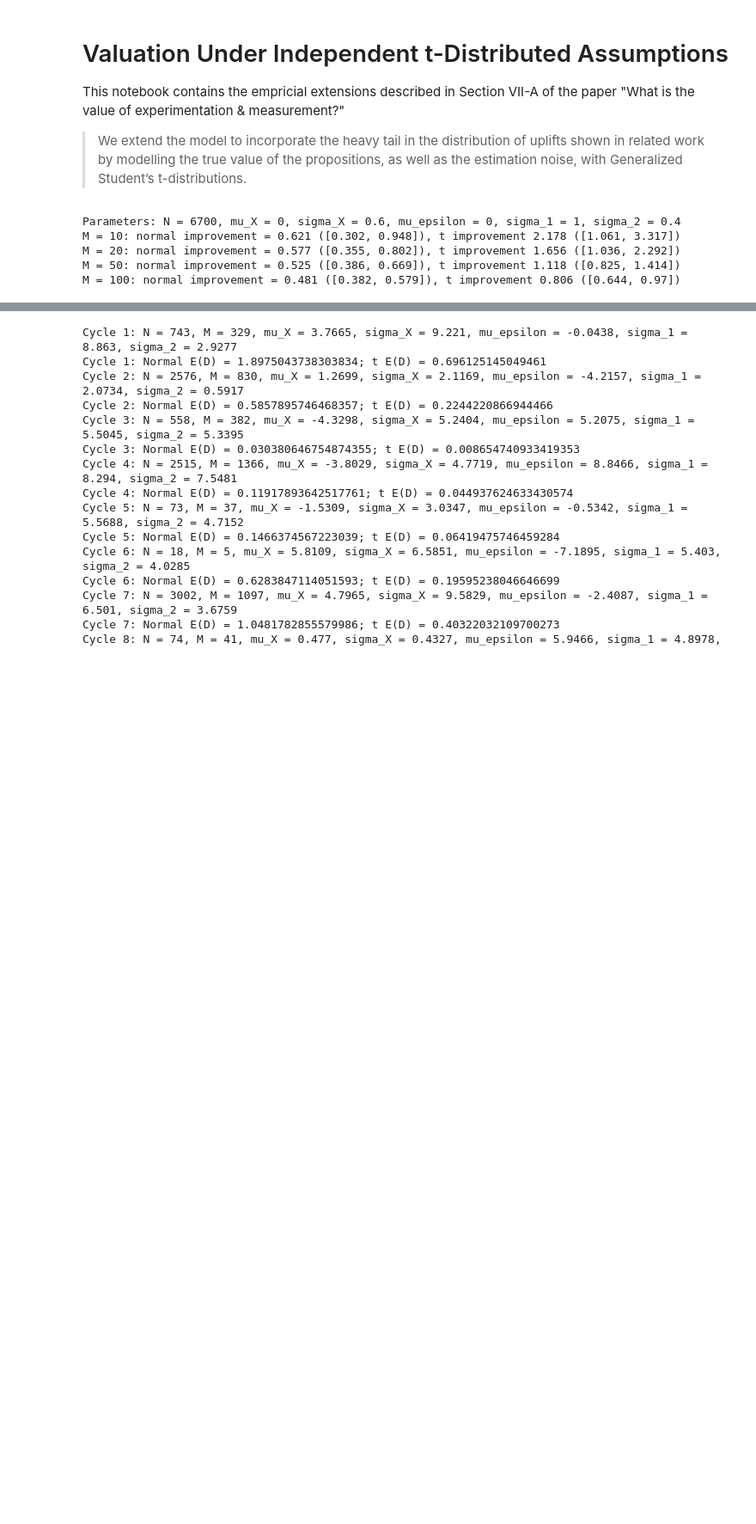
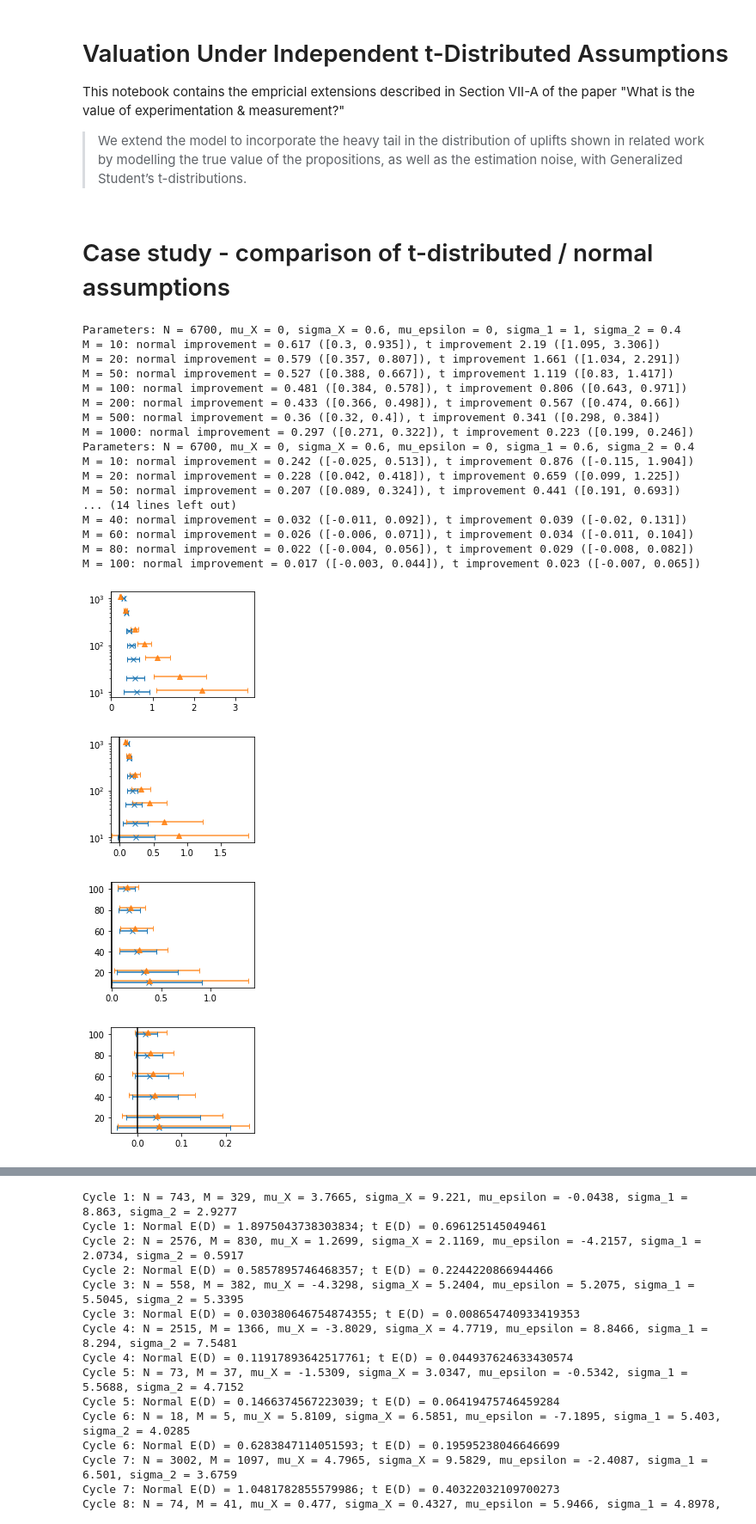
Before and after one commit to liuchbryan/ranking_under_lower_uncertainty, a Jupyter notebook: VIIA_normal_t_comparison.ipynb, the cells around one changed output, grey strips where cells are left out. Shown at 86% size. Cells and saved outputs as stored; diff of their text form; code cells hidden in the pictures; blank space fills up the shorter version.

```diff
--- a/VIIA_normal_t_comparison.ipynb
+++ b/VIIA_normal_t_comparison.ipynb
@@ -11,6 +11,8 @@ from rulu.utils import get_test_params
 import numpy as np
 from matplotlib import pyplot as plt
 import pandas as pd
+# %% [markdown]
+# Case study - comparison of t-distributed / normal assumptions
 # %%
 def get_normal_t_improvement_against_M(
     N, mu_X, sigma_X, mu_epsilon, sigma_1, sigma_2, M_list, verbose=False):
@@ -98,15 +100,15 @@ def generate_normal_t_improvement_against_M_plot(M_list, result):
     ax.errorbar(result['normal_E_Ds'], M_list,
                 xerr=[np.array(result['normal_E_Ds']) - np.array(result['normal_CI_lows']),
                       np.array(result['normal_CI_highs']) - np.array(result['normal_E_Ds'])],
-                fmt='o', capsize=3)
+                fmt='x', capsize=3)
 
     # Slightly displace the mean and error bar under t-distributed assumptions
     # so that it will be visible
     ax.errorbar(result['t_E_Ds'],
-                (np.array(M_list) * 1.075 if params['N'] > 500 else np.array(M_list) + 1.5),
+                (np.array(M_list) * 1.1 if params['N'] > 500 else np.array(M_list) + 2),
                 xerr=[np.array(result['t_E_Ds']) - np.array(result['t_CI_lows']),
                       np.array(result['t_CI_highs']) - np.array(result['t_E_Ds'])],
-                fmt='^', capsize=3)
+                fmt='^', capsize=3, alpha=0.85)
 
     ax.axvline(0, c='black')
 
@@ -124,38 +126,51 @@ def generate_normal_t_improvement_against_M_plot(M_list, result):
 # %%
 params_list = [
     {'N': 6700, 'mu_X': 0, 'mu_eps': 0, 'sigma_X': 0.6, 'sigma_1': 1, 'sigma_2': 0.4,
-     'M': [10, 20, 50, 100, 200, 500, 1000]},
+     'M': [10, 20, 50, 100, 200, 500, 1000], 'name':'ecomm'},
     {'N': 6700, 'mu_X': 0, 'mu_eps': 0, 'sigma_X': 0.6, 'sigma_1': 0.6, 'sigma_2': 0.4,
-     'M': [10, 20, 50, 100, 200, 500, 1000]},
+     'M': [10, 20, 50, 100, 200, 500, 1000], 'name':'ecomm'},
     {'N': 184, 'mu_X': 19.9, 'mu_eps': 0, 'sigma_X': 10, 'sigma_1': 2, 'sigma_2': 0.4,
-     'M': [5, 20, 40, 60, 80, 100]},
+     'M': [10, 20, 40, 60, 80, 100], 'name':'marketing'},
     {'N': 184, 'mu_X': 19.9, 'mu_eps': 0, 'sigma_X': 10, 'sigma_1': 0.8, 'sigma_2': 0.4,
-     'M': [5, 20, 40, 60, 80, 100]},
+     'M': [10, 20, 40, 60, 80, 100], 'name':'marketing'},
 ]
 # %%
 for params in params_list:
 
     result = (
         get_normal_t_improvement_against_M(
             N=params['N'], mu_X=params['mu_X'], sigma_X=params['sigma_X'],
             mu_epsilon=params['mu_eps'], sigma_1=params['sigma_1'],
             sigma_2=params['sigma_2'], M_list=params['M'], verbose=True)
     )
 
     fig, ax = generate_normal_t_improvement_against_M_plot(params['M'], result)
 
-
-
-    fig.set_size_inches(2, 2.5)
-#     fig.savefig("./output/fig/partial_noise_{}_{}_{}_{}_{}.pdf"
-#                 .format(parameter['N'], parameter['M'],
-#                         str(parameter['sigma_X']).replace('.', '-'),
-#                         str(parameter['sigma_1']).replace('.', '-'),
-#                         str(parameter['sigma_2']).replace('.', '-')),
-#                 transparent=True, bbox_inches='tight')
+    fig.set_size_inches(3, 2.25)
+    fig.savefig("./output/fig/t_case_study_{}_{}_{}.pdf"
+                .format(params['name'],
+                        str(params['sigma_1']).replace('.', '-'),
+                        str(params['sigma_2']).replace('.', '-')),
+                transparent=True, bbox_inches='tight')
 # %% [output]
 Parameters: N = 6700, mu_X = 0, sigma_X = 0.6, mu_epsilon = 0, sigma_1 = 1, sigma_2 = 0.4
-M = 10: normal improvement = 0.621 ([0.302, 0.948]), t improvement 2.178 ([1.061, 3.317])
-M = 20: normal improvement = 0.577 ([0.355, 0.802]), t improvement 1.656 ([1.036, 2.292])
-M = 50: normal improvement = 0.525 ([0.386, 0.669]), t improvement 1.118 ([0.825, 1.414])
-M = 100: normal improvement = 0.481 ([0.382, 0.579]), t improvement 0.806 ([0.644, 0.97])
+M = 10: normal improvement = 0.617 ([0.3, 0.935]), t improvement 2.19 ([1.095, 3.306])
+M = 20: normal improvement = 0.579 ([0.357, 0.807]), t improvement 1.661 ([1.034, 2.291])
+M = 50: normal improvement = 0.527 ([0.388, 0.667]), t improvement 1.119 ([0.83, 1.417])
+M = 100: normal improvement = 0.481 ([0.384, 0.578]), t improvement 0.806 ([0.643, 0.971])
+M = 200: normal improvement = 0.433 ([0.366, 0.498]), t improvement 0.567 ([0.474, 0.66])
+M = 500: normal improvement = 0.36 ([0.32, 0.4]), t improvement 0.341 ([0.298, 0.384])
+M = 1000: normal improvement = 0.297 ([0.271, 0.322]), t improvement 0.223 ([0.199, 0.246])
+Parameters: N = 6700, mu_X = 0, sigma_X = 0.6, mu_epsilon = 0, sigma_1 = 0.6, sigma_2 = 0.4
+M = 10: normal improvement = 0.242 ([-0.025, 0.513]), t improvement 0.876 ([-0.115, 1.904])
+M = 20: normal improvement = 0.228 ([0.042, 0.418]), t improvement 0.659 ([0.099, 1.225])
+M = 50: normal improvement = 0.207 ([0.089, 0.324]), t improvement 0.441 ([0.191, 0.693])
+... (14 lines left out)
+M = 40: normal improvement = 0.032 ([-0.011, 0.092]), t improvement 0.039 ([-0.02, 0.131])
+M = 60: normal improvement = 0.026 ([-0.006, 0.071]), t improvement 0.034 ([-0.011, 0.104])
+M = 80: normal improvement = 0.022 ([-0.004, 0.056]), t improvement 0.029 ([-0.008, 0.082])
+M = 100: normal improvement = 0.017 ([-0.003, 0.044]), t improvement 0.023 ([-0.007, 0.065])
+[figure, added]
+[figure, added]
+[figure, added]
+[figure, added]
```
Also changed, not shown: parts of 1 cell of this notebook, 1 other file.
